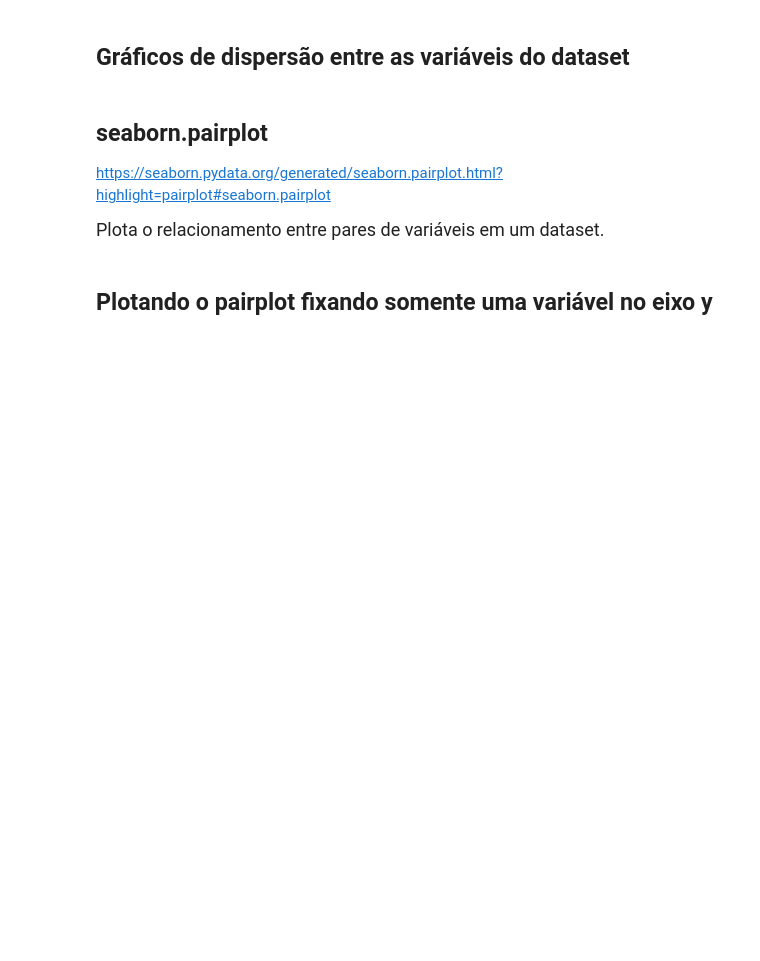
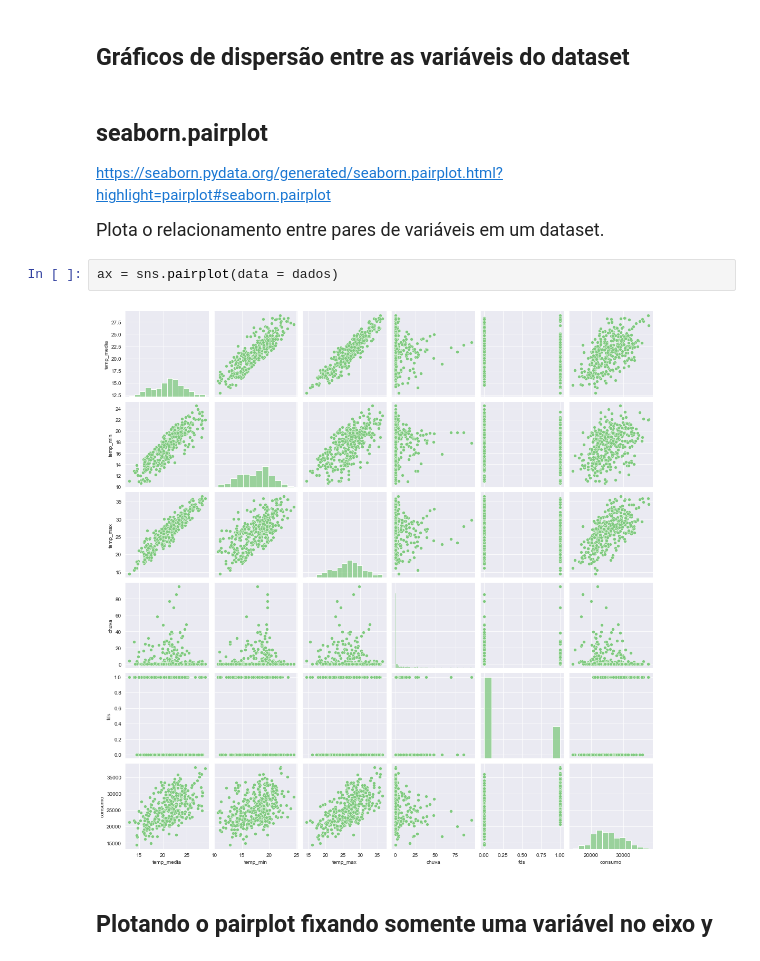
Before and after one commit to matheus6266/formacao_data_science, a Jupyter notebook: 04 - Regressão Linear/Projeto/Regressão Linear.ipynb, the cells around one changed output. Drawn from its saved outputs; the diff is of its cells as text; blank space fills up the shorter version.

```diff
--- a/04 - Regressão Linear/Projeto/Regressão Linear.ipynb
+++ b/04 - Regressão Linear/Projeto/Regressão Linear.ipynb
@@ -216,5 +222,9 @@ Text(0, 0.5, 'Consumo de Cerveja (litros)')
 https://seaborn.pydata.org/generated/seaborn.pairplot.html?highlight=pairplot#seaborn.pairplot
 
 <p style='font-size: 18px; line-height: 2; margin: 10px 50px; text-align: justify;'>Plota o relacionamento entre pares de variáveis em um dataset.</p>
+# %%
+ax = sns.pairplot(data = dados)
+# %% [output]
+[figure, added]
 # %% [markdown]
 ## Plotando o pairplot fixando somente uma variável no eixo y
```
Also changed, not shown: parts of 8 cells of this notebook.
